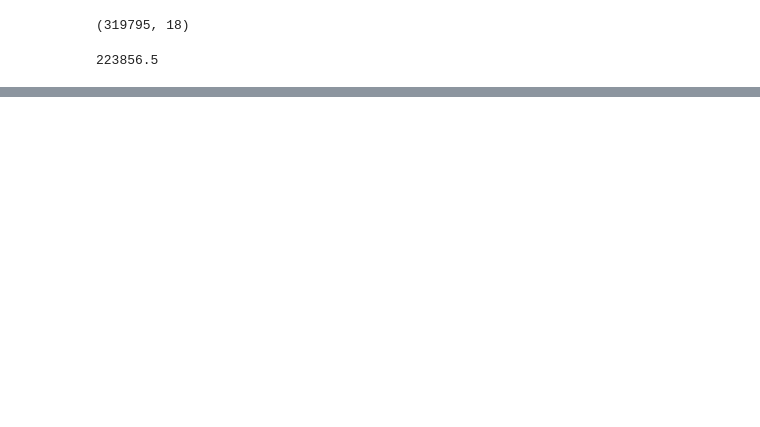
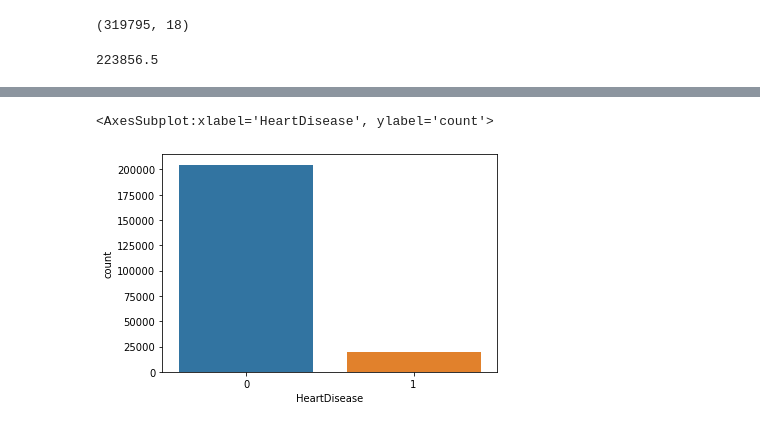
Before and after one commit to JerayuT/Group-5-WQ23-Data-Science, a Jupyter notebook: Project Analysis.ipynb, the cells around one changed output, grey strips where cells are left out. Drawn from its saved outputs; the diff is of its cells as text; code cells hidden in the pictures; blank space fills up the shorter version.

```diff
--- a/Project Analysis.ipynb
+++ b/Project Analysis.ipynb
@@ -62 +124,6 @@ SkinCancer          0.090632
 Name: HeartDisease, dtype: float64
+# %%
+sns.countplot(x='HeartDisease',data=train)
+# %% [output]
+<AxesSubplot:xlabel='HeartDisease', ylabel='count'>
+[figure, added]
```
Also changed, not shown: parts of 28 cells of this notebook.
